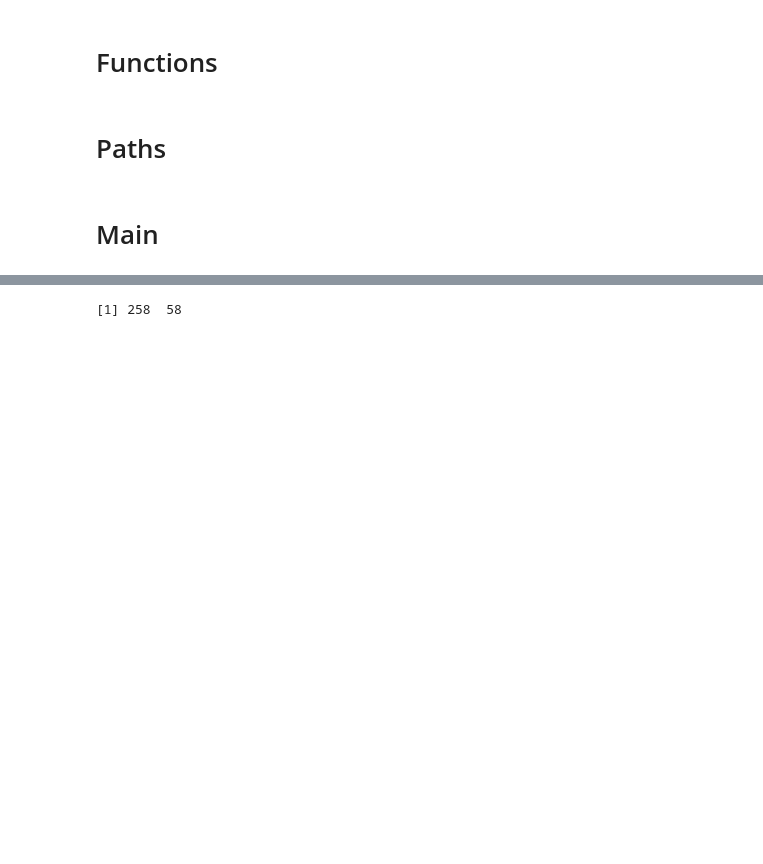
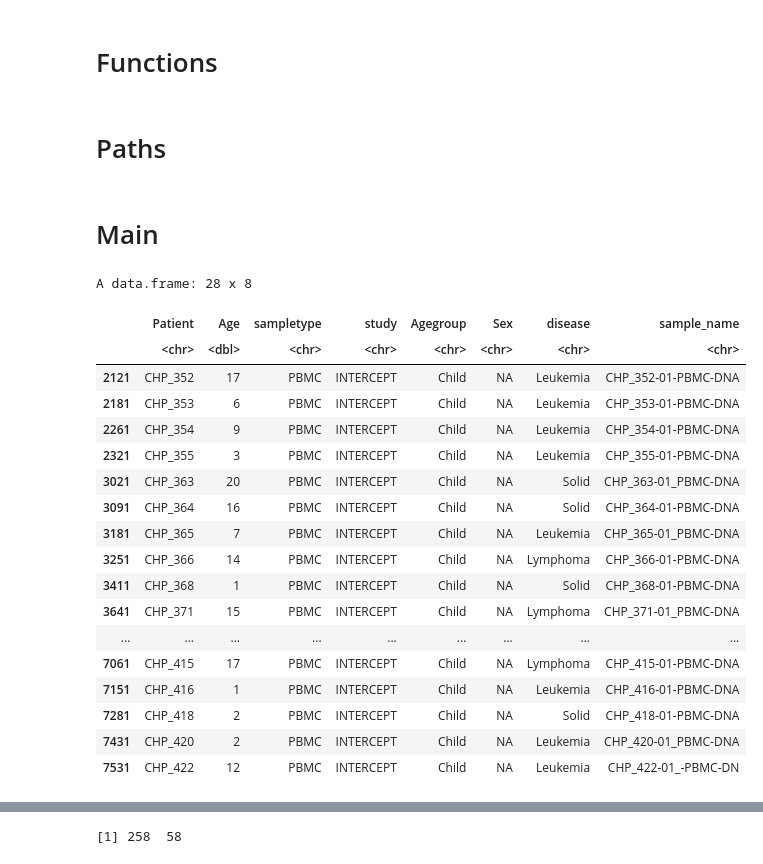
Before and after one commit to pughlab/ped_CapTCRseq, a Jupyter notebook: notebooks/13_GLIPHinput_sampling.ipynb, the cells around one changed output, grey strips where cells are left out. Drawn from its saved outputs; the diff is of its cells as text; code cells hidden in the pictures; blank space fills up the shorter version.

Commit message:
sample adaptive data

```diff
--- a/notebooks/13_GLIPHinput_sampling.ipynb
+++ b/notebooks/13_GLIPHinput_sampling.ipynb
@@ -20,3 +20,28 @@ gitpath <- "/Users/anabbi/git/ped_CapTCRseq/"
 h4hpath <- "/Users/anabbi/Desktop/H4H/INTERCEPT/"
 # %% [markdown]
 # Main
+# %%
+discovery_metadata <- readr::read_rds(file = paste0(datapath, "discovery_metadata_01.rds"))
+validation_metadata <- readr::read_rds(file = paste0(datapath, "validation_metadata_01.rds"))
+# %%
+discovery_metadata[ grepl("-01", discovery_metadata$sample_name ),]
+# %% [output]
+A data.frame: 28 x 8
+|  | Patient | Age | sampletype | study | Agegroup | Sex | disease | sample_name |
+|  | <chr> | <dbl> | <chr> | <chr> | <chr> | <chr> | <chr> | <chr> |
+| 2121 | CHP_352 | 17 | PBMC | INTERCEPT | Child | NA | Leukemia | CHP_352-01-PBMC-DNA |
+| 2181 | CHP_353 | 6 | PBMC | INTERCEPT | Child | NA | Leukemia | CHP_353-01-PBMC-DNA |
+| 2261 | CHP_354 | 9 | PBMC | INTERCEPT | Child | NA | Leukemia | CHP_354-01-PBMC-DNA |
+| 2321 | CHP_355 | 3 | PBMC | INTERCEPT | Child | NA | Leukemia | CHP_355-01-PBMC-DNA |
+| 3021 | CHP_363 | 20 | PBMC | INTERCEPT | Child | NA | Solid | CHP_363-01_PBMC-DNA |
+| 3091 | CHP_364 | 16 | PBMC | INTERCEPT | Child | NA | Solid | CHP_364-01-PBMC-DNA |
+| 3181 | CHP_365 | 7 | PBMC | INTERCEPT | Child | NA | Leukemia | CHP_365-01_PBMC-DNA |
+| 3251 | CHP_366 | 14 | PBMC | INTERCEPT | Child | NA | Lymphoma | CHP_366-01-PBMC-DNA |
+| 3411 | CHP_368 | 1 | PBMC | INTERCEPT | Child | NA | Solid | CHP_368-01-PBMC-DNA |
+| 3641 | CHP_371 | 15 | PBMC | INTERCEPT | Child | NA | Lymphoma | CHP_371-01_PBMC-DNA |
+| ... | ... | ... | ... | ... | ... | ... | ... | ... |
+| 7061 | CHP_415 | 17 | PBMC | INTERCEPT | Child | NA | Lymphoma | CHP_415-01-PBMC-DNA |
+| 7151 | CHP_416 | 1 | PBMC | INTERCEPT | Child | NA | Leukemia | CHP_416-01-PBMC-DNA |
+| 7281 | CHP_418 | 2 | PBMC | INTERCEPT | Child | NA | Solid | CHP_418-01-PBMC-DNA |
+| 7431 | CHP_420 | 2 | PBMC | INTERCEPT | Child | NA | Leukemia | CHP_420-01_PBMC-DNA |
+| 7531 | CHP_422 | 12 | PBMC | INTERCEPT | Child | NA | Leukemia | CHP_422-01_-PBMC-DN |
```
Also changed, not shown: parts of 52 cells of this notebook.
